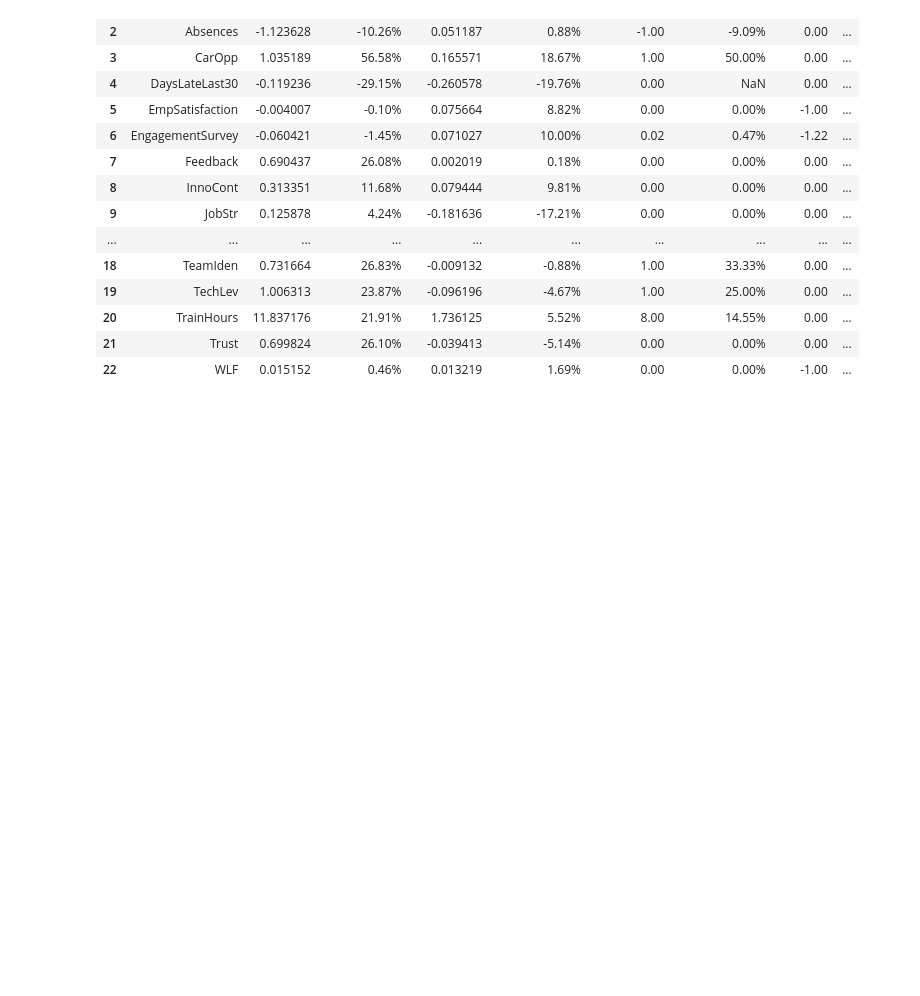
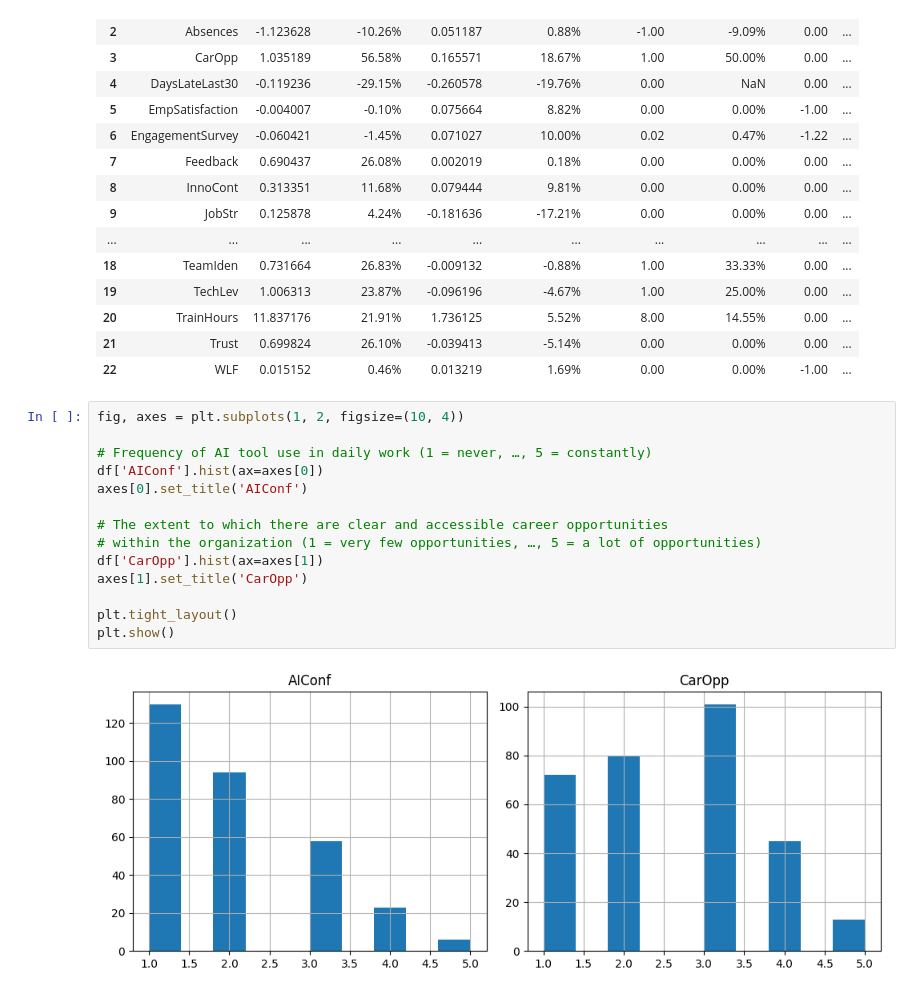
Before and after one commit to DovydasVe/HR_analytics_protecting_talent, a Jupyter notebook: Prerequisite work/Data exploration.ipynb, the cells around one changed output. Saved outputs shown, nothing was run; the diff lists cells and outputs as text; blank space fills up the shorter version.

```diff
--- a/Data exploration.ipynb
+++ b/Prerequisite work/Data exploration.ipynb
@@ -207,3 +207,19 @@ answer_csv
 | 20 | TrainHours | 11.837176 | 21.91% | 1.736125 | 5.52% | 8.00 | 14.55% | 0.00 | ... |
 | 21 | Trust | 0.699824 | 26.10% | -0.039413 | -5.14% | 0.00 | 0.00% | 0.00 | ... |
 | 22 | WLF | 0.015152 | 0.46% | 0.013219 | 1.69% | 0.00 | 0.00% | -1.00 | ... |
+# %%
+fig, axes = plt.subplots(1, 2, figsize=(10, 4))
+
+# Frequency of AI tool use in daily work (1 = never, …, 5 = constantly)
+df['AIConf'].hist(ax=axes[0])
+axes[0].set_title('AIConf')
+
+# The extent to which there are clear and accessible career opportunities
+# within the organization (1 = very few opportunities, …, 5 = a lot of opportunities)
+df['CarOpp'].hist(ax=axes[1])
+axes[1].set_title('CarOpp')
+
+plt.tight_layout()
+plt.show()
+# %% [output]
+[figure, added]
```
Also changed, not shown: parts of 1 cell of this notebook, 6 other files.
